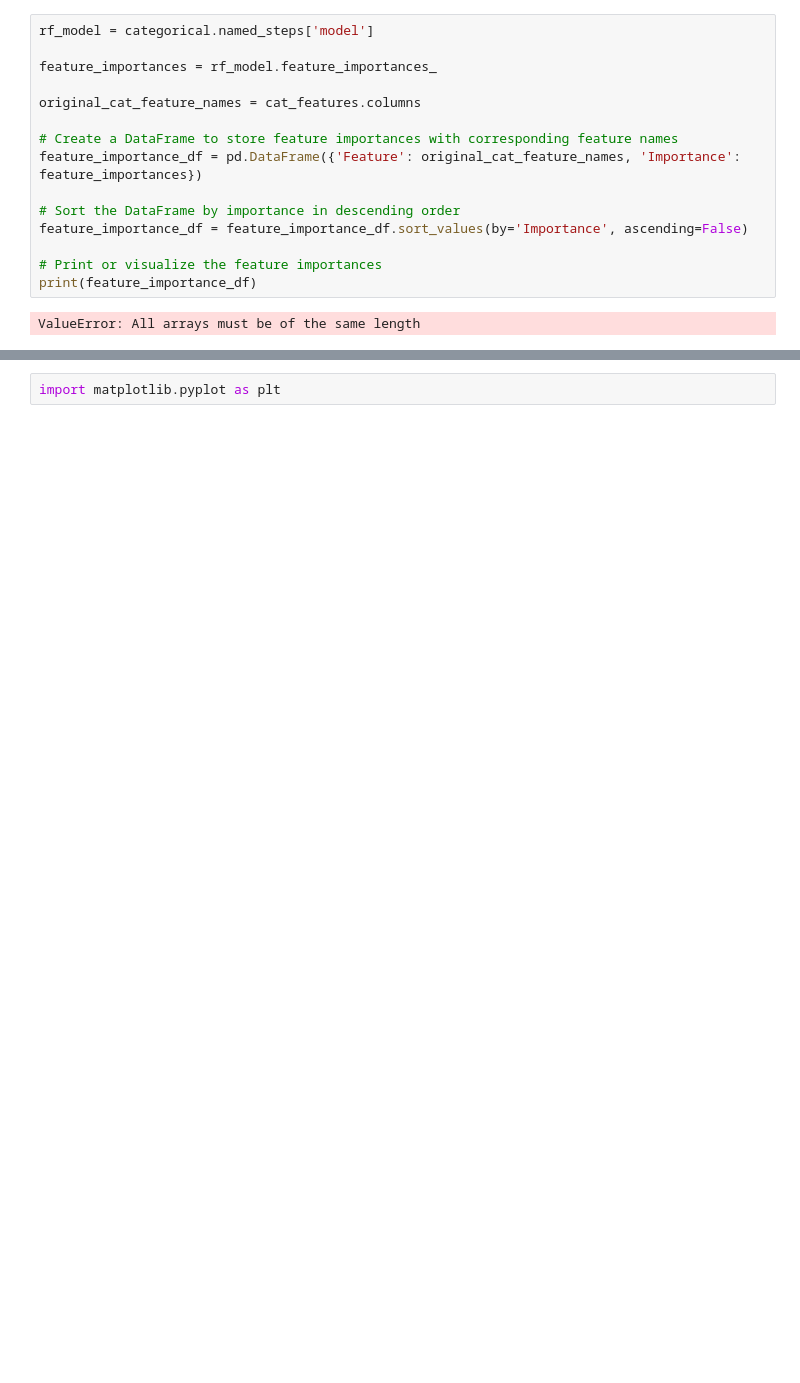
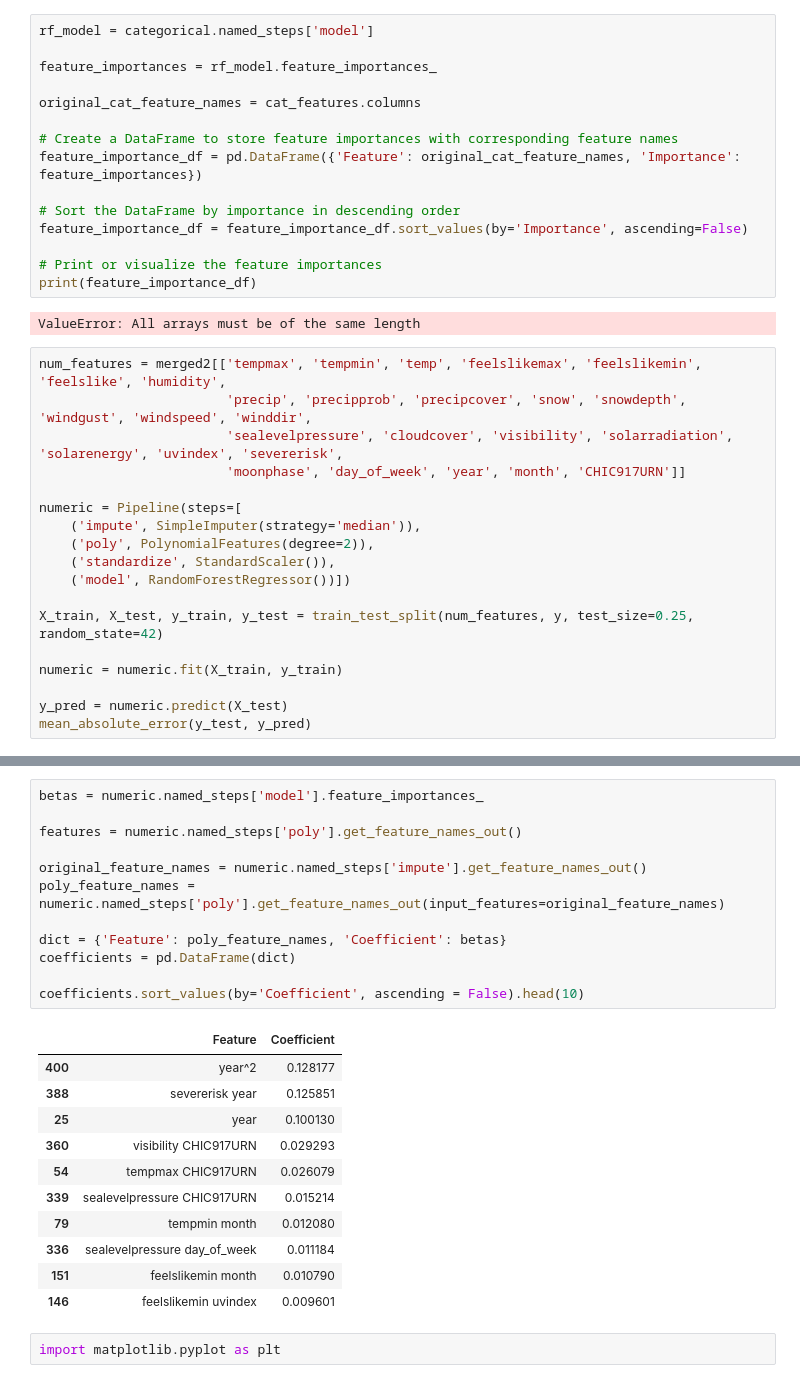
Before and after one commit to camilla47/CrimeCaseStudy, a Jupyter notebook: daisy.ipynb, the cells around one changed output, grey strips where cells are left out. Saved outputs shown, nothing was run; the diff lists cells and outputs as text; blank space fills up the shorter version.

```diff
--- a/daisy.ipynb
+++ b/daisy.ipynb
@@ -296,3 +287,21 @@ feature_importance_df = feature_importance_df.sort_values(by='Importance', ascen
 print(feature_importance_df)
 # %% [output]
 ValueError: All arrays must be of the same length
+# %%
+num_features = merged2[['tempmax', 'tempmin', 'temp', 'feelslikemax', 'feelslikemin', 'feelslike', 'humidity',
+                        'precip', 'precipprob', 'precipcover', 'snow', 'snowdepth', 'windgust', 'windspeed', 'winddir',
+                        'sealevelpressure', 'cloudcover', 'visibility', 'solarradiation', 'solarenergy', 'uvindex', 'severerisk',
+                        'moonphase', 'day_of_week', 'year', 'month', 'CHIC917URN']]
+
+numeric = Pipeline(steps=[
+    ('impute', SimpleImputer(strategy='median')),
+    ('poly', PolynomialFeatures(degree=2)),
+    ('standardize', StandardScaler()),
+    ('model', RandomForestRegressor())])
+
+X_train, X_test, y_train, y_test = train_test_split(num_features, y, test_size=0.25, random_state=42)
+
+numeric = numeric.fit(X_train, y_train)
+
+y_pred = numeric.predict(X_test)
+mean_absolute_error(y_test, y_pred)
@@ -329,2 +340,26 @@ print(feature_importance_df)
+# %%
+betas = numeric.named_steps['model'].feature_importances_
+
+features = numeric.named_steps['poly'].get_feature_names_out()
+
+original_feature_names = numeric.named_steps['impute'].get_feature_names_out()
+poly_feature_names = numeric.named_steps['poly'].get_feature_names_out(input_features=original_feature_names)
+
+dict = {'Feature': poly_feature_names, 'Coefficient': betas}
+coefficients = pd.DataFrame(dict)
+
+coefficients.sort_values(by='Coefficient', ascending = False).head(10)
+# %% [output]
+|  | Feature | Coefficient |
+| 400 | year^2 | 0.128177 |
+| 388 | severerisk year | 0.125851 |
+| 25 | year | 0.100130 |
+| 360 | visibility CHIC917URN | 0.029293 |
+| 54 | tempmax CHIC917URN | 0.026079 |
+| 339 | sealevelpressure CHIC917URN | 0.015214 |
+| 79 | tempmin month | 0.012080 |
+| 336 | sealevelpressure day_of_week | 0.011184 |
+| 151 | feelslikemin month | 0.010790 |
+| 146 | feelslikemin uvindex | 0.009601 |
 # %%
 import matplotlib.pyplot as plt
```
Also changed, not shown: parts of 22 cells of this notebook, 1 other file.
